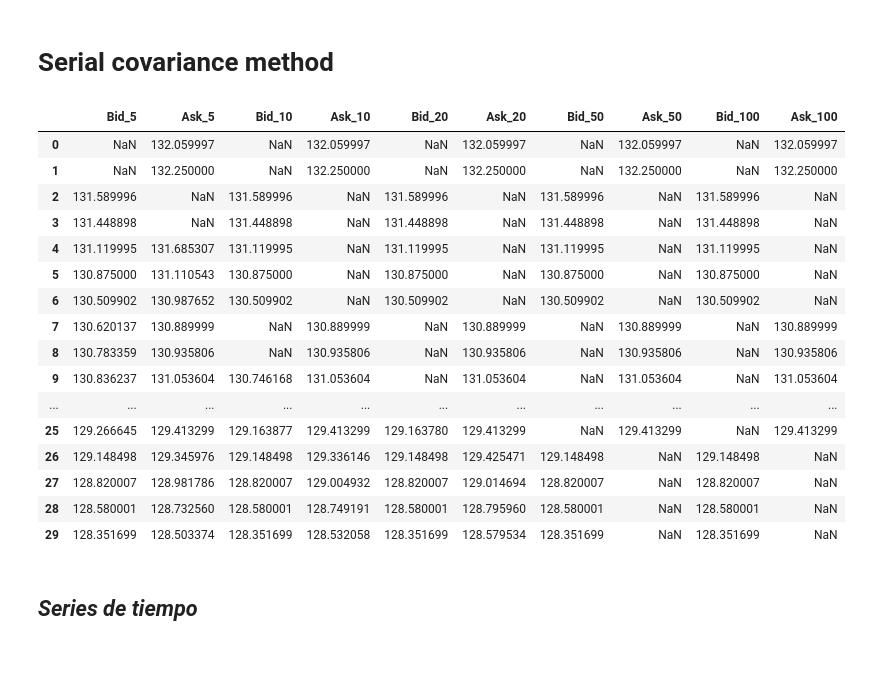
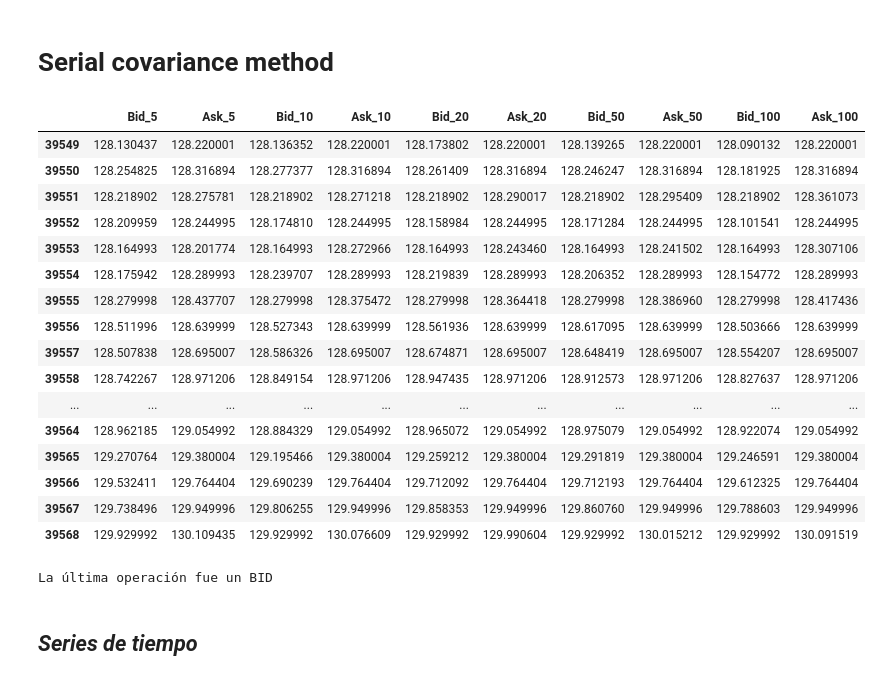
Before and after one commit to luisejdm/Microestructura_y_Sistemas_de_Trading, a Jupyter notebook: Tareas/Tarea01.ipynb, the cells around one changed output. Cells and saved outputs as stored; diff of their text form; code cells hidden in the pictures.

```diff
--- a/Tareas/Tarea01.ipynb
+++ b/Tareas/Tarea01.ipynb
@@ -75,6 +77,16 @@ bid_ask.head(30)
 # %% [markdown]
 ## *Series de tiempo*
 # %%
+plt.figure()
+for window in windows:
+    plt.plot(data[f'Spread_{window}'], label=f'Window {window}')
+plt.title('Spreads')
+plt.xlabel('Time', fontsize=14)
+plt.ylabel('Price', fontsize=14)
+plt.legend(loc='upper left')
+plt.grid(alpha=0.3)
+plt.show()
+
 for bid in bid_ask.filter(like='Bid').columns:
     plt.figure()
     plt.plot(bid_ask[bid].tail(100), label=bid, color='indianred', lw=2)
@@ -97,50 +110,52 @@ for bid in bid_ask.filter(like='Bid').columns:
 # %%
 data = pd.read_csv('data/aapl_5m_train.csv')
 data.drop(columns=['Unnamed: 0', 'Gmtoffset', 'Datetime', 'Volume'], inplace=True)
 data['Diff'] = data['Close'].diff()
 data['Diff_Shift'] = data['Diff'].shift()
 data = data.dropna().reset_index(drop=True)
 
 windows = [5, 10, 20, 50, 100]
 
 
 for window in windows:
     data[f'W_{window}'] = data['Diff'].rolling(window=window).cov(data['Diff_Shift'])
 
 for i in range(len(windows)):
     data[f'Spread_{windows[i]}'] = 2 * np.sqrt(np.abs(data[f'W_{windows[i]}']))
 
 
 bid_ask = pd.DataFrame()
 for i in range(len(windows)):
     bid_ask[f'Bid_{windows[i]}'] = np.where(data['Diff'] > 0, #Si subió entonces es un ask
                                             data['Close'] - data[f'Spread_{windows[i]}'], #Restar spread convierte a bid
                                             data['Close']) #Ask
     bid_ask[f'Ask_{windows[i]}'] = np.where(data['Diff'] > 0,
                                             data['Close'], #Bid
                                             data['Close'] + data[f'Spread_{windows[i]}']) #Sumar spread convierte a ask
 
 mean_spreads_serial_covariance = [data[f'Spread_{window}'].mean() for window in windows]
 
-bid_ask.head(30)
+display(bid_ask.tail(20))
+print('La última operación fue un', 'ASK' if data['Diff'].iloc[-1] > 0 else 'BID')
 # %% [output]
 |  | Bid_5 | Ask_5 | Bid_10 | Ask_10 | Bid_20 | Ask_20 | Bid_50 | Ask_50 | Bid_100 | Ask_100 |
-| 0 | NaN | 132.059997 | NaN | 132.059997 | NaN | 132.059997 | NaN | 132.059997 | NaN | 132.059997 |
-| 1 | NaN | 132.250000 | NaN | 132.250000 | NaN | 132.250000 | NaN | 132.250000 | NaN | 132.250000 |
-| 2 | 131.589996 | NaN | 131.589996 | NaN | 131.589996 | NaN | 131.589996 | NaN | 131.589996 | NaN |
-| 3 | 131.448898 | NaN | 131.448898 | NaN | 131.448898 | NaN | 131.448898 | NaN | 131.448898 | NaN |
-| 4 | 131.119995 | 131.685307 | 131.119995 | NaN | 131.119995 | NaN | 131.119995 | NaN | 131.119995 | NaN |
-| 5 | 130.875000 | 131.110543 | 130.875000 | NaN | 130.875000 | NaN | 130.875000 | NaN | 130.875000 | NaN |
-| 6 | 130.509902 | 130.987652 | 130.509902 | NaN | 130.509902 | NaN | 130.509902 | NaN | 130.509902 | NaN |
-| 7 | 130.620137 | 130.889999 | NaN | 130.889999 | NaN | 130.889999 | NaN | 130.889999 | NaN | 130.889999 |
-| 8 | 130.783359 | 130.935806 | NaN | 130.935806 | NaN | 130.935806 | NaN | 130.935806 | NaN | 130.935806 |
-| 9 | 130.836237 | 131.053604 | 130.746168 | 131.053604 | NaN | 131.053604 | NaN | 131.053604 | NaN | 131.053604 |
+| 39549 | 128.130437 | 128.220001 | 128.136352 | 128.220001 | 128.173802 | 128.220001 | 128.139265 | 128.220001 | 128.090132 | 128.220001 |
+| 39550 | 128.254825 | 128.316894 | 128.277377 | 128.316894 | 128.261409 | 128.316894 | 128.246247 | 128.316894 | 128.181925 | 128.316894 |
+| 39551 | 128.218902 | 128.275781 | 128.218902 | 128.271218 | 128.218902 | 128.290017 | 128.218902 | 128.295409 | 128.218902 | 128.361073 |
+| 39552 | 128.209959 | 128.244995 | 128.174810 | 128.244995 | 128.158984 | 128.244995 | 128.171284 | 128.244995 | 128.101541 | 128.244995 |
+| 39553 | 128.164993 | 128.201774 | 128.164993 | 128.272966 | 128.164993 | 128.243460 | 128.164993 | 128.241502 | 128.164993 | 128.307106 |
+| 39554 | 128.175942 | 128.289993 | 128.239707 | 128.289993 | 128.219839 | 128.289993 | 128.206352 | 128.289993 | 128.154772 | 128.289993 |
+| 39555 | 128.279998 | 128.437707 | 128.279998 | 128.375472 | 128.279998 | 128.364418 | 128.279998 | 128.386960 | 128.279998 | 128.417436 |
+| 39556 | 128.511996 | 128.639999 | 128.527343 | 128.639999 | 128.561936 | 128.639999 | 128.617095 | 128.639999 | 128.503666 | 128.639999 |
+| 39557 | 128.507838 | 128.695007 | 128.586326 | 128.695007 | 128.674871 | 128.695007 | 128.648419 | 128.695007 | 128.554207 | 128.695007 |
+| 39558 | 128.742267 | 128.971206 | 128.849154 | 128.971206 | 128.947435 | 128.971206 | 128.912573 | 128.971206 | 128.827637 | 128.971206 |
 | ... | ... | ... | ... | ... | ... | ... | ... | ... | ... | ... |
-| 25 | 129.266645 | 129.413299 | 129.163877 | 129.413299 | 129.163780 | 129.413299 | NaN | 129.413299 | NaN | 129.413299 |
-| 26 | 129.148498 | 129.345976 | 129.148498 | 129.336146 | 129.148498 | 129.425471 | 129.148498 | NaN | 129.148498 | NaN |
-| 27 | 128.820007 | 128.981786 | 128.820007 | 129.004932 | 128.820007 | 129.014694 | 128.820007 | NaN | 128.820007 | NaN |
-| 28 | 128.580001 | 128.732560 | 128.580001 | 128.749191 | 128.580001 | 128.795960 | 128.580001 | NaN | 128.580001 | NaN |
-| 29 | 128.351699 | 128.503374 | 128.351699 | 128.532058 | 128.351699 | 128.579534 | 128.351699 | NaN | 128.351699 | NaN |
+| 39564 | 128.962185 | 129.054992 | 128.884329 | 129.054992 | 128.965072 | 129.054992 | 128.975079 | 129.054992 | 128.922074 | 129.054992 |
+| 39565 | 129.270764 | 129.380004 | 129.195466 | 129.380004 | 129.259212 | 129.380004 | 129.291819 | 129.380004 | 129.246591 | 129.380004 |
+| 39566 | 129.532411 | 129.764404 | 129.690239 | 129.764404 | 129.712092 | 129.764404 | 129.712193 | 129.764404 | 129.612325 | 129.764404 |
+| 39567 | 129.738496 | 129.949996 | 129.806255 | 129.949996 | 129.858353 | 129.949996 | 129.860760 | 129.949996 | 129.788603 | 129.949996 |
+| 39568 | 129.929992 | 130.109435 | 129.929992 | 130.076609 | 129.929992 | 129.990604 | 129.929992 | 130.015212 | 129.929992 | 130.091519 |
+La última operación fue un BID
 # %% [markdown]
 ## *Series de tiempo*
 # %%
```
Also changed, not shown: parts of 3 cells of this notebook.
